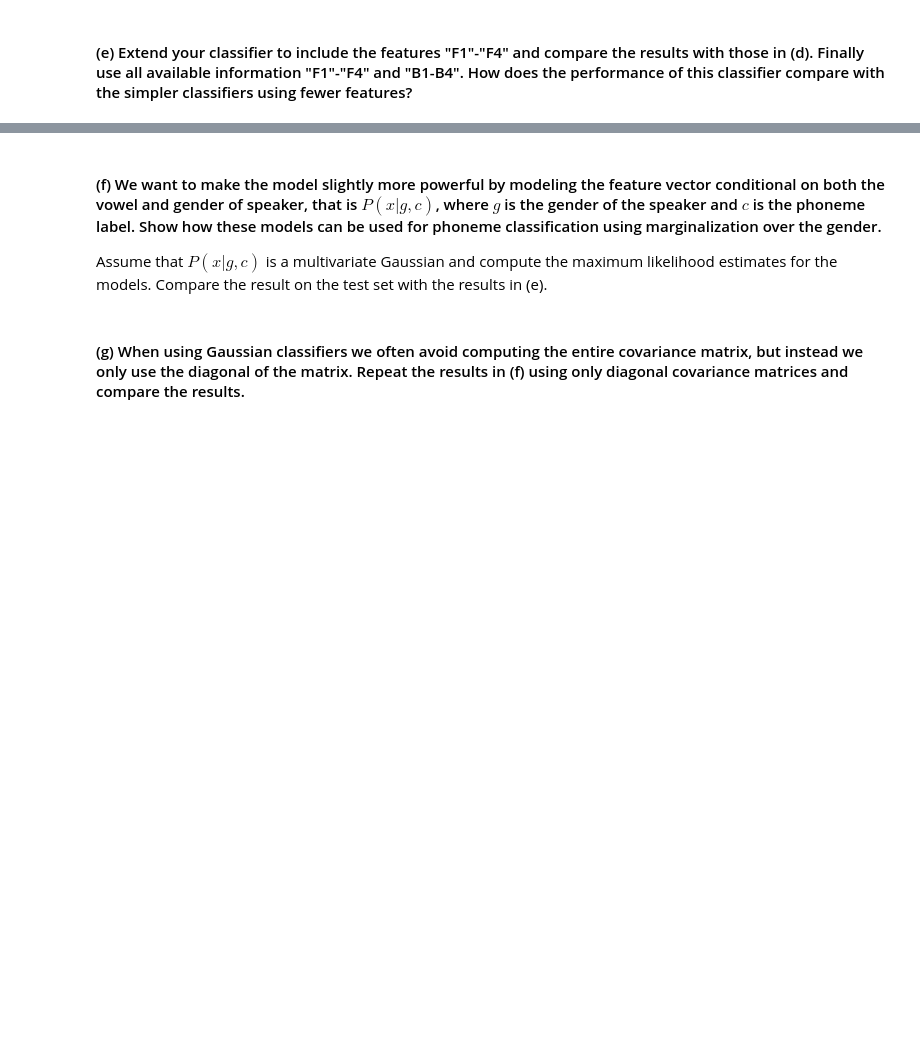
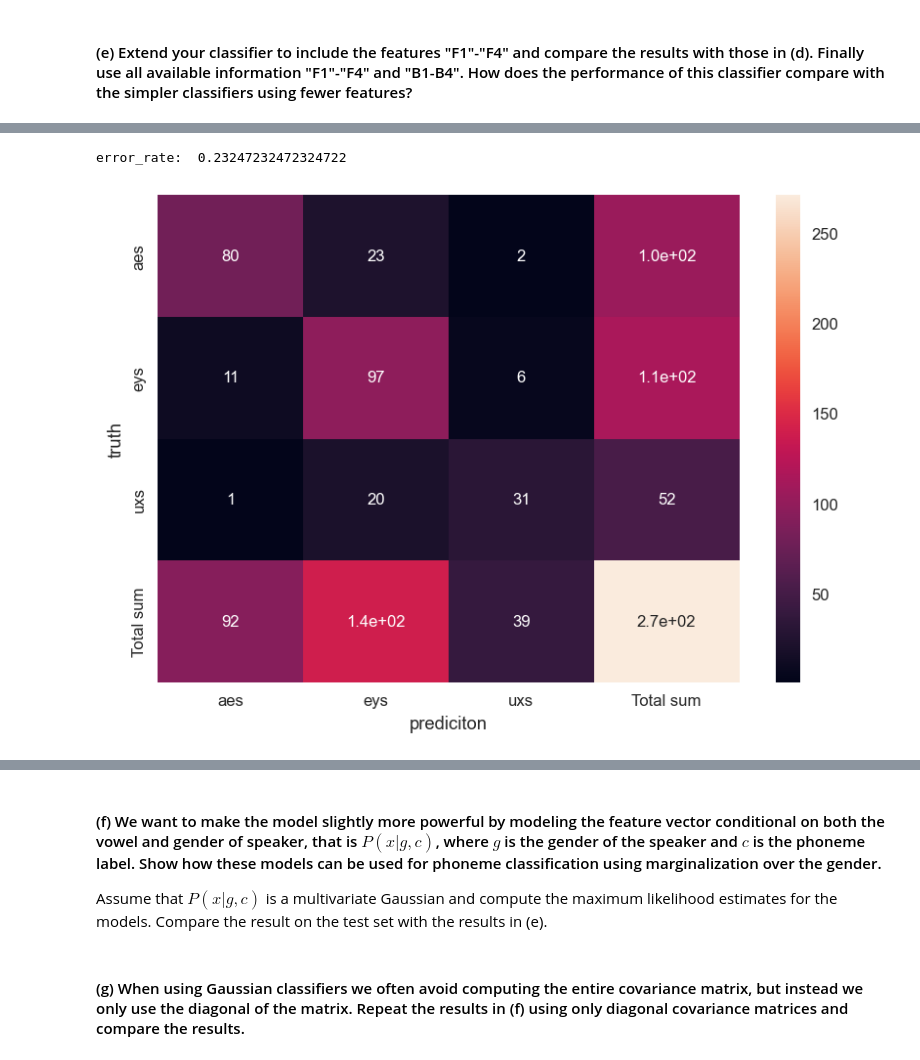
Before and after one commit to Eeaeau/TTT4185---ML-for-singnal-processing, a Jupyter notebook: Assignment 2/TTT4185_assignment_2_2021-10-02.ipynb, the cells around one changed output, grey strips where cells are left out. Cells and saved outputs as stored; diff of their text form; code cells hidden in the pictures; blank space fills up the shorter version.

```diff
--- a/Assignment 2/TTT4185_assignment_2_2021-10-02.ipynb
+++ b/Assignment 2/TTT4185_assignment_2_2021-10-02.ipynb
@@ -370,0 +370,9 @@ plt.show()
+# %%
+# form training data
+F1toF4 = ['F1', 'F2', 'F3', 'F4']
+B1toB4 = ['B1', 'B2', 'B3', 'B4']
+
+training_data_F1toF4 = {'aes': aes[F1toF4], 'eys': eys[F1toF4], 'uxs': uxs[F1toF4]}
+# print( training_data_F1toF4)
+training_data_F1toF4_B1toB4 = {'aes': aes[F1toF4+B1toB4], 'eys': eys[F1toF4+B1toB4], 'uxs': uxs[F1toF4+B1toB4]}
+print(training_data_F1toF4_B1toB4)
@@ -370,0 +399,5 @@ plt.show()
+# %%
+models_F1toF4 = prep_model_from_df(training_data_F1toF4)
+models_F1toF4_B1toB4 = prep_model_from_df(training_data_F1toF4_B1toB4)
+
+print(models_F1toF4)
@@ -370,0 +422,6 @@ plt.show()
+# %%
+observations_F1toF4 = {'aes': aes_test[F1toF4], 'eys': eys_test[F1toF4], 'uxs': uxs_test[F1toF4]}
+observations_F1toF4_B1toB4 = {'aes': aes_test[F1toF4+B1toB4], 'eys': eys_test[F1toF4+B1toB4], 'uxs': uxs_test[F1toF4+B1toB4]}
+# observations_F1toF4 = observations_F1toF4_B1toB4
+print(observations_F1toF4)
+# print(observations_F1toF4_B1toB4)
@@ -370,0 +446,10 @@ plt.show()
+# %%
+predictions_F1toF4 = MLE_classifier(observations_F1toF4, models_F1toF4)
+
+confusion_matrix = pd.crosstab(predictions_F1toF4['truth'], predictions_F1toF4['prediciton'], rownames=['truth'], colnames=['prediciton'], margins = True, margins_name='Total sum')
+
+sn.heatmap(confusion_matrix, annot=True)
+plt.show()
+# %% [output]
+error_rate:  0.23247232472324722
+[figure, added]
```
Also changed, not shown: parts of 21 cells of this notebook.
